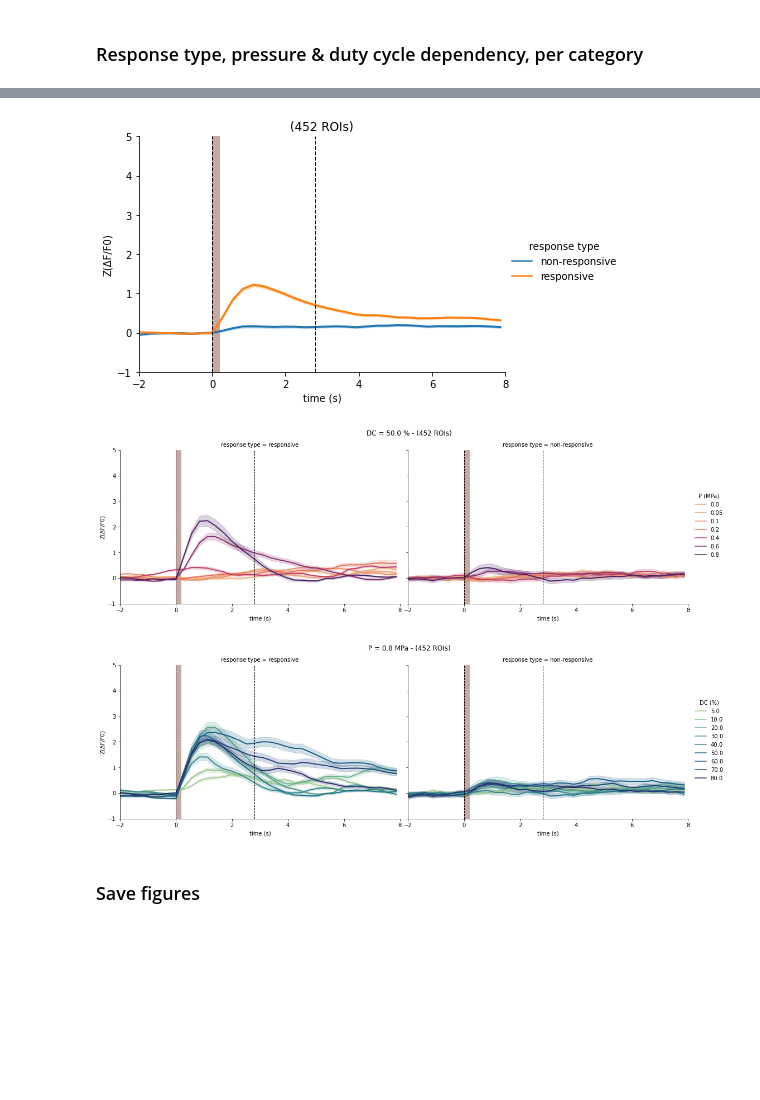
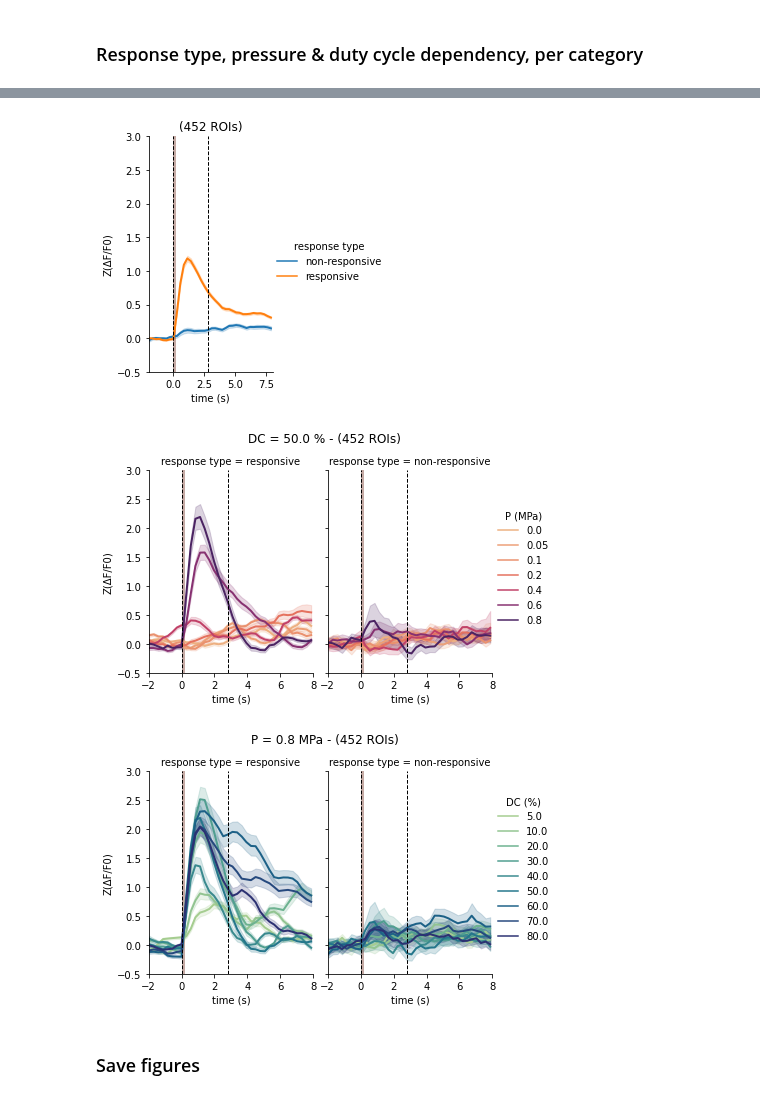
Before and after one commit to shohamlab/usnm2p, a Jupyter notebook: single_region_analysis.ipynb, the cells around one changed output, grey strips where cells are left out. Saved outputs shown, nothing was run; the diff lists cells and outputs as text; code cells hidden in the pictures; blank space fills up the shorter version.

Commit message:
variable dependent processing

```diff
--- a/single_region_analysis.ipynb
+++ b/single_region_analysis.ipynb
@@ -1097,5 +1106,5 @@ trialavg_stats
 # %%
-# Identify peak z-score in response window for each ROI & run
-trialavg_stats[Label.PEAK_ZSCORE_POSTSTIM] = detect_peaks_in_window(
-    trialavg_ztimeseries, FrameIndex.RESPONSE)
+# Identify peak in response window for each ROI & run
+trialavg_stats[ykey_peak] = detect_peaks_in_window(
+    trialavg_xtimeseries, ykey_processing, FrameIndex.RESPONSE)
 # %% [output]
@@ -1294,7 +1349,2 @@ figs['cellmap'] = plot_cell_map(
 # %% [markdown]
 ### Response strength (peak-zscore) dependency on cell response type
-# %%
-figs['peak_zscore_dependency'] = plot_stimparams_dependency_per_response_type(
-    trialavg_stats, Label.PEAK_ZSCORE_POSTSTIM)
-fig = plot_stimparams_dependency_per_response_type(
-    trialavg_stats, Label.PEAK_ZSCORE_POSTSTIM, hue=Label.NPOS_CONDS, palette='viridis')
@@ -1319,0 +1351,3 @@ fig = plot_stimparams_dependency_per_response_type(
+# %%
+figs[f'{ykey_change} dependency'] = plot_stimparams_dependency_per_response_type(
+    trialavg_stats, ykey_change, baseline=0)
@@ -1321,7 +1365,7 @@ fig = plot_stimparams_dependency_per_response_type(
 ### Merge timeseries and stats into single dataframe
 # %%
 logger.info('merging timeseries and stats information...')
-plt_data = trialavg_ztimeseries.copy()
+plt_data = trialavg_xtimeseries.copy()
 expand_and_add(trialavg_stats, plt_data)
 data = add_time_to_table(plt_data)
 plt_data
@@ -1345,19 +1389,25 @@ plt_data
 # %% [markdown]
 ### Response type, pressure & duty cycle dependency, per category
 # %%
-# Plotting arguments
 tracekwargs = dict(
     tbounds = [-2, 8.],  # s
-    ybounds = [-1, 5],   # z-score unit
+    ybounds = {
+        Label.ZSCORE: [-.5, 3.],
+        Label.DFF: [0, .25]
+        }[ykey_processing],   # y-axis unit
+    height = 4,  # height of each figure axis
+    aspect = 0.7,  # width / height aspect ratio of each axis
 )
-ykey = Label.ZSCORE
 # Across conditions
-figs[f'responses_{ykey}_by_type'] = plot_responses(
-    plt_data, ykey=ykey, hue=Label.ROI_RESP_TYPE, hue_order=get_default_rtypes(), **tracekwargs)
+figs[f'responses {ykey_processing} by type'] = plot_responses(
+    plt_data, ykey=ykey_processing, hue=Label.ROI_RESP_TYPE,
+    hue_order=get_default_rtypes(), **tracekwargs)
 # Pressure dependency
-figs[f'responses_{ykey}_by_type_DC{DC_REF}%'] = plot_responses(
-    plt_data, ykey=ykey, DC=DC_REF, hue=Label.P, col=Label.ROI_RESP_TYPE, **tracekwargs)
+figs[f'responses {ykey_processing} by type DC={DC_REF}%'] = plot_responses(
+    plt_data, ykey=ykey_processing, DC=DC_REF, hue=Label.P,
+    col=Label.ROI_RESP_TYPE, **tracekwargs)
 # Duty cycle dependency
-figs[f'responses_{ykey}_by_type_P{P_REF}MPa'] = plot_responses(
-    plt_data, ykey=ykey, P=P_REF, hue=Label.DC, col=Label.ROI_RESP_TYPE, **tracekwargs)
+figs[f'responses {ykey_processing} by type P={P_REF}MPa'] = plot_responses(
+    plt_data, ykey=ykey_processing, P=P_REF, hue=Label.DC,
+    col=Label.ROI_RESP_TYPE, **tracekwargs)
 # %% [output]
@@ -1376,6 +1426,6 @@ figs[f'responses_{ykey}_by_type_P{P_REF}MPa'] = plot_responses(
-[figure, old version]
+[figure, new version]
-[figure, old version]
+[figure, new version]
-[figure, old version]
+[figure, new version]
 # %% [markdown]
 ### Save figures
 # %%
```
Also changed, not shown: parts of 44 cells of this notebook, 7 other files.
